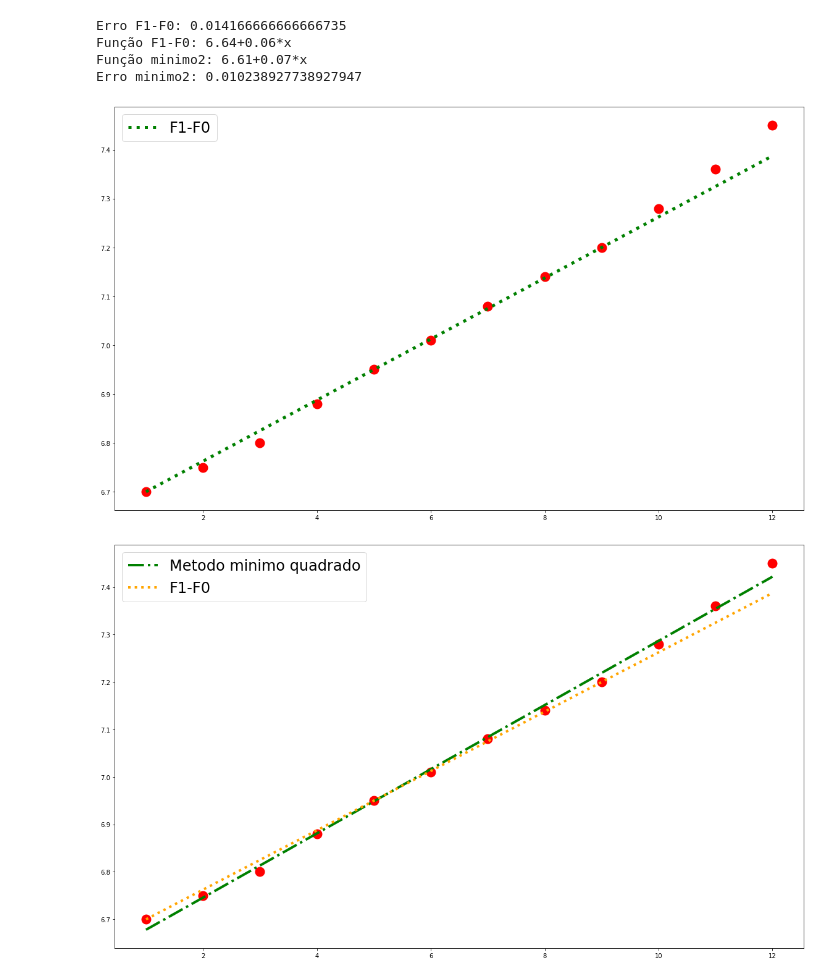
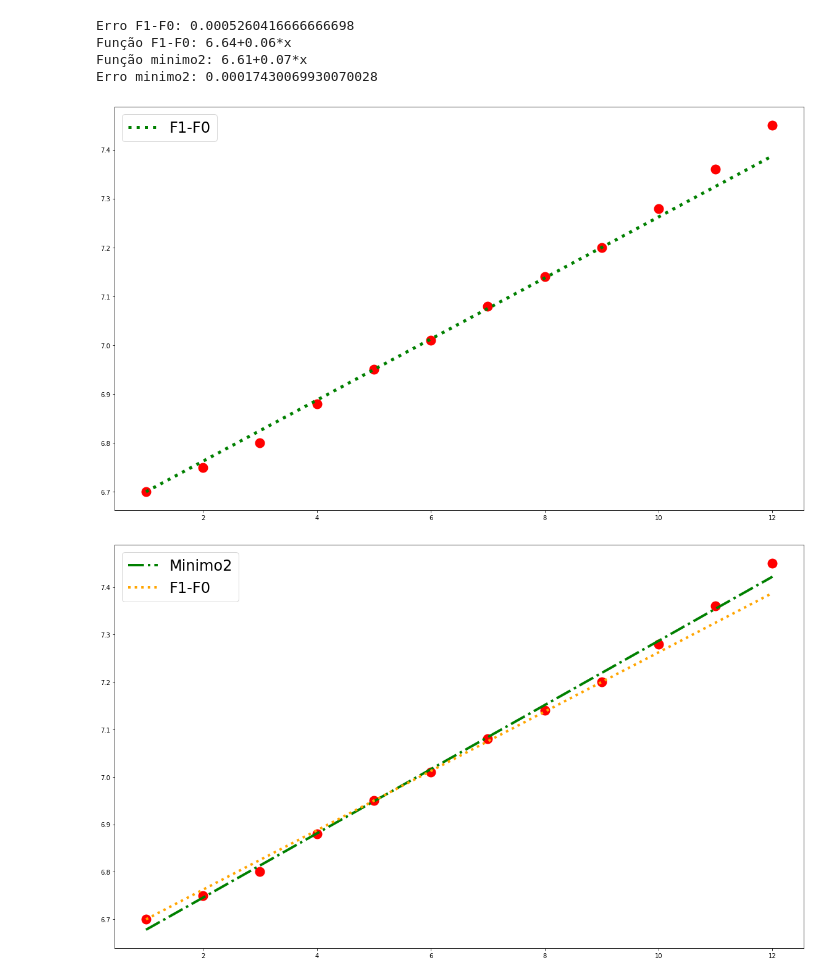
Before and after one commit to shimotsulyu/GAV, a Jupyter notebook: funcoes_lineares.ipynb, the cells around one changed output. Drawn from its saved outputs; the diff is of its cells as text; code cells hidden in the pictures.

```diff
--- a/funcoes_lineares.ipynb
+++ b/funcoes_lineares.ipynb
@@ -6,7 +6,7 @@ import numpy as np
 def function_error(y,fx):
     error=[]
     for i in range(len(y)):
-        error.append(abs(y[i]-fx[i]))
+        error.append((y[i]-fx[i])**2)
     return sum(error)/len(y)
 
 def linear_function(y1,y2,x1,x2,plot=True):
@@ -35,7 +35,7 @@ def minimos2(x,y,plot=True):
         print(f'f(x) = {round(a,4)}x + {round(b,4)}')
         plt.figure(figsize = (20, 12))
         plt.scatter(x,y,color='red',linewidth=10)
-        plt.plot(x,L,color='green',linestyle=':',linewidth=5,label='Metodo minimo quadrado')
+        plt.plot(x,L,color='green',linestyle=':',linewidth=5,label='Minimo2')
         plt.legend(fontsize=24)
         print('Erro minimo2:',function_error(y,L))
     print(f'Função minimo2: {round(a,2)}+{round(b,2)}*x')
@@ -43,27 +43,27 @@ def minimos2(x,y,plot=True):
 # %%
 x = [1,2,3,4,5,6,7,8,9,10,11,12]
 y = [6.7,6.75,6.8,6.88,6.95,7.01,7.08,7.14,7.2,7.28,7.36,7.45]
 
 a2,b2 = linear_function(y1=y[0],y2=y[-1],x1=x[0],x2=x[-1])
 a,b = minimos2(x,y,plot=False)
 L = []
 teste = []
 for d in x:
     teste.append(a2 + b2*d)
     L.append(a + b*d)
 plt.figure(figsize = (20, 12))
 plt.scatter(x,y,color='red',linewidth=10)
-plt.plot(x,L,color='green',linestyle='-.',linewidth=4,label='Metodo minimo quadrado')
+plt.plot(x,L,color='green',linestyle='-.',linewidth=4,label='Minimo2')
 plt.plot(x,teste,color='orange',linestyle=':',linewidth=4,label='F1-F0')
 plt.legend(fontsize=24)
 print('Erro minimo2:',function_error(y,L))
 # %% [output]
-Erro F1-F0: 0.014166666666666735
+Erro F1-F0: 0.0005260416666666698
 Função F1-F0: 6.64+0.06*x
 Função minimo2: 6.61+0.07*x
-Erro minimo2: 0.010238927738927947
+Erro minimo2: 0.00017430069930070028
 [figure]
-[figure, old version]
+[figure, new version]
 # %%
 x = list(np.arange(0,10))
 y = sorted(np.random.randint(100, size=(10)))
```
Also changed, not shown: parts of 5 cells of this notebook.
